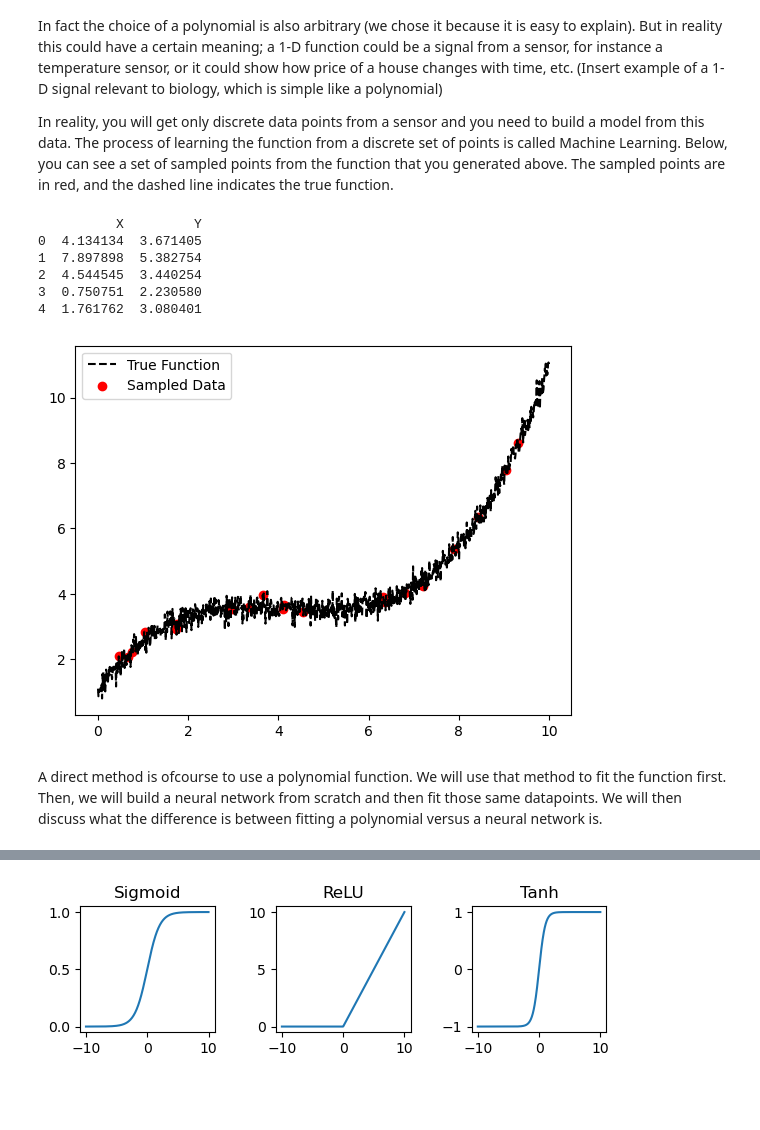
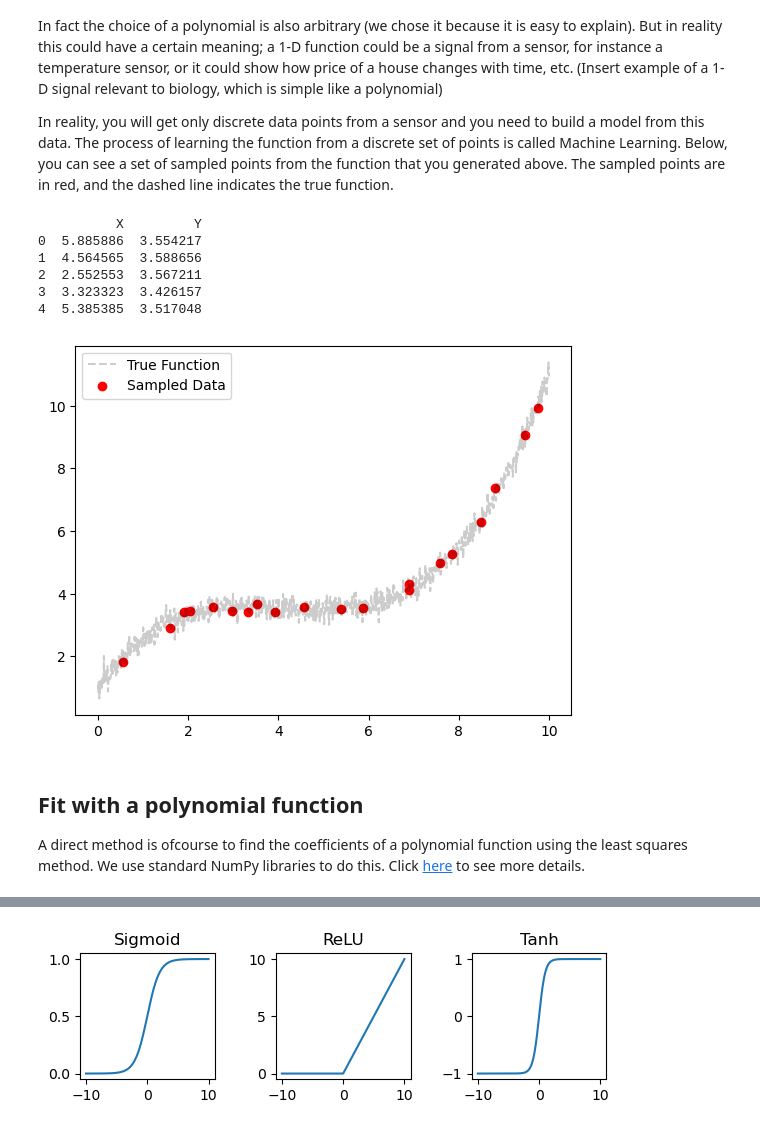
Before and after one commit to cryoTUD/ai4nanobiology, a Jupyter notebook: week_1/2_basics_nn.ipynb, the cells around one changed output, grey strips where cells are left out. Saved outputs shown, nothing was run; the diff lists cells and outputs as text; code cells hidden in the pictures; blank space fills up the shorter version.

```diff
--- a/week_1/2_basics_nn.ipynb
+++ b/week_1/2_basics_nn.ipynb
@@ -21,12 +21,13 @@ import pandas as pd
 import warnings
 warnings.filterwarnings("ignore")
 import matplotlib.pyplot as plt
-A = 1 # np.random.normal(loc=1, scale=0.5, size=1).round(2), 1
-B = 2 # np.random.normal(loc=2, scale=0.5, size=1).round(2)
-C = -0.5 # np.random.normal(loc=-0.5, scale=0.5, size=1).round(2)
-D = 0.04 # np.random.normal(loc=0.04, scale=0.05, size=1).round(2)
+from src.utils import degree_3_polynomial
+A = 1
+B = 2
+C = -0.5
+D = 0.04
 x_true = np.linspace(0, 10, 1000)
-y_true = A + B * x_true + C * x_true**2 + D * x_true**3 + np.random.normal(loc=0, scale=0.2, size=1000)
+y_true = degree_3_polynomial(x_true, coeffs=[A, B, C, D], noise_std=0.2) # gaussian noise with stdev added
 
 plt.plot(x_true, y_true, color="black")
 plt.xlabel('X')
@@ -43,27 +44,29 @@ In reality, you will get only discrete data points from a sensor and you need to
 # %%
 sample_size = 20
 sampling_indices = np.random.choice(len(x_true), size=sample_size, replace=False)
 x_sample = x_true[sampling_indices]
 y_sample = y_true[sampling_indices]
 
-plt.plot(x_true, y_true, color="black", label="True Function", linestyle='--')
+plt.plot(x_true, y_true, color="black", label="True Function", linestyle='--', alpha=0.2)
 plt.scatter(x_sample, y_sample, color="red", label="Sampled Data")
 plt.legend()
 
 # show sampled points as a table
 
 data = {'X': x_sample, 'Y': y_sample}
 df = pd.DataFrame(data)
 print(df.head())
 # %% [output]
           X         Y
-0  4.134134  3.671405
-1  7.897898  5.382754
-2  4.544545  3.440254
-3  0.750751  2.230580
-4  1.761762  3.080401
+0  5.885886  3.554217
+1  4.564565  3.588656
+2  2.552553  3.567211
+3  3.323323  3.426157
+4  5.385385  3.517048
-[figure, old version]
+[figure, new version]
-# %% [markdown]
-A direct method is ofcourse to use a polynomial function. We will use that method to fit the function first. Then, we will build a neural network from scratch and then fit those same datapoints. We will then discuss what the difference is between fitting a polynomial versus a neural network is.
+# %% [markdown]
+## Fit with a polynomial function
+
+A direct method is ofcourse to find the coefficients of a polynomial function using the least squares method. We use standard NumPy libraries to do this. Click [here](https://numpy.org/doc/stable/reference/generated/numpy.polyfit.html) to see more details.
 # %%
 # Fitting a polynomial of degree 3 to the data
```
Also changed, not shown: parts of 9 cells of this notebook, 1 other file.
